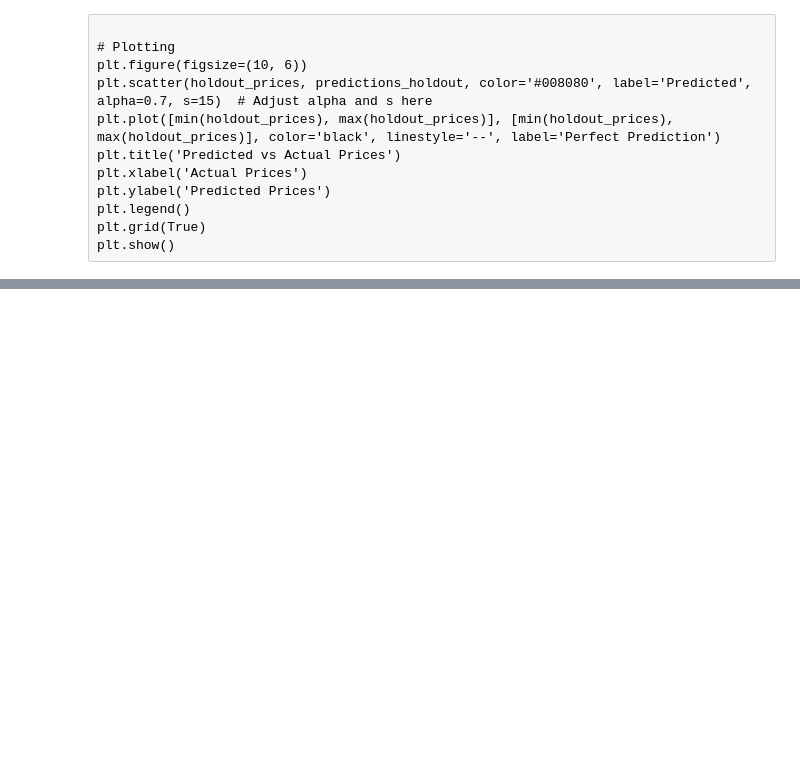
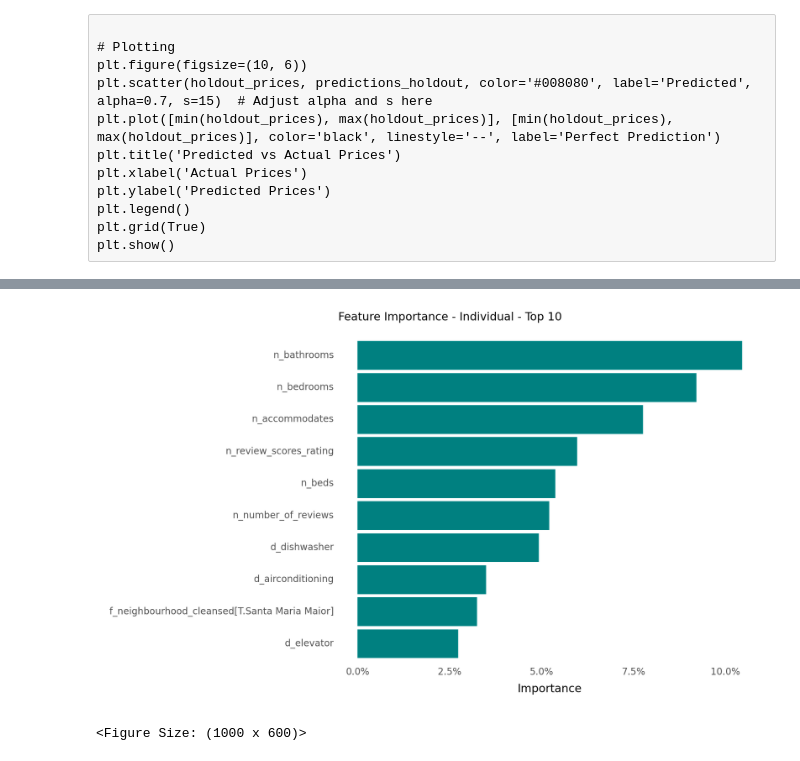
Before and after one commit to arbash-malik/DA3, a Jupyter notebook: Assignment 2/Assignment 2.ipynb, the cells around one changed output, grey strips where cells are left out. Saved outputs shown, nothing was run; the diff lists cells and outputs as text; code cells hidden in the pictures; blank space fills up the shorter version.

Commit message:
Important Features, and Variable independance

```diff
--- a/Assignment 2/Assignment 2.ipynb
+++ b/Assignment 2/Assignment 2.ipynb
@@ -1150,0 +1155,2 @@ plt.show()
+# %%
+y, X = dmatrices("price ~ " + " + ".join(predictors), data_train)
@@ -1150,0 +1195,10 @@ plt.show()
+# %%
+df_var_imp = pd.DataFrame(
+    rf_model.best_estimator_.feature_importances_,
+    X.design_info.column_names)\
+    .reset_index()\
+    .rename({"index": "variable", 0: "imp"}, axis=1)\
+    .sort_values(by=["imp"], ascending=False)\
+    .reset_index(drop = True)
+
+df_var_imp['cumulative_imp'] = df_var_imp['imp'].cumsum()
@@ -1150,0 +1227,21 @@ plt.show()
+# %%
+# we only care for variables with an importance of more than 1 pct
+cutoff = 0.01
+# %%
+graph1_df = df_var_imp[df_var_imp.imp > cutoff]
+graph1_df = graph1_df.sort_values(by='imp',ascending = False).reset_index(drop = True)
+graph1_df = graph1_df.iloc[:10]
+# %%
+(
+    ggplot(graph1_df, aes(x='reorder(variable,imp)', y='imp')) +
+    geom_bar(stat='identity', fill='#008080') +
+    coord_flip() + theme_minimal() +
+    labs(x='',y='Importance', title='Feature Importance - Individual - Top 10') +
+    theme(panel_grid_major=element_blank(), panel_grid_minor=element_blank(),
+         plot_title=element_text(size=12), axis_text=element_text(size=10), axis_title=element_text(size=12),
+         figure_size=(10, 6)) +
+    scale_y_continuous(labels=percent_format())
+)
+# %% [output]
+[figure, added]
+<Figure Size: (1000 x 600)>
```
Also changed, not shown: parts of 23 cells of this notebook.
